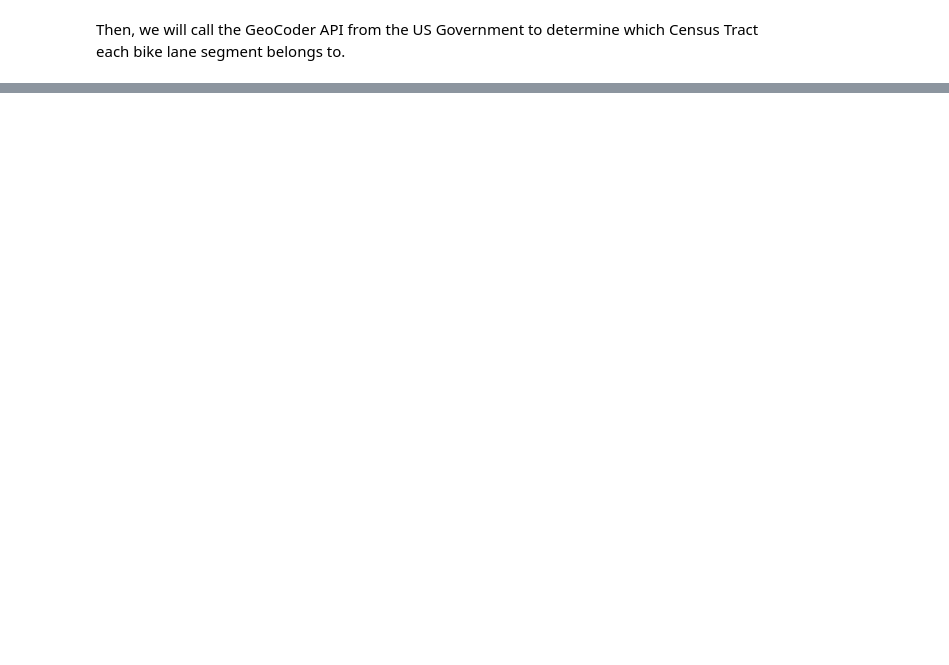
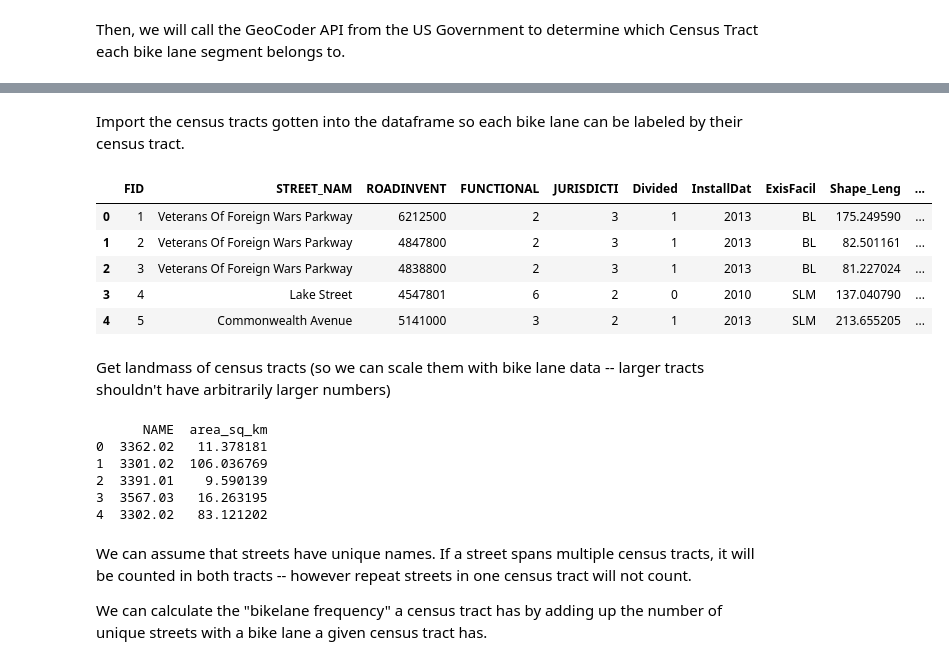
Before and after one commit to BU-CS210A-S23/ds-livable-streets-infra, a Jupyter notebook: sp24-team-c/deliverables/bikelane applied/mid-sem-report.ipynb, the cells around one changed output, grey strips where cells are left out. Drawn from its saved outputs; the diff is of its cells as text; code cells hidden in the pictures; blank space fills up the shorter version.

```diff
--- a/sp24-team-c/deliverables/bikelane applied/mid-sem-report.ipynb
+++ b/sp24-team-c/deliverables/bikelane applied/mid-sem-report.ipynb
@@ -12,6 +10,7 @@ Then, we will call the GeoCoder API from the US Government to determine which Ce
 # %%
 import requests
 
+df = df.dropna()
 def get_census_tract(lat, long):
     url = f'https://geocoding.geo.census.gov/geocoder/geographies/coordinates?x={lat}&y={long}&benchmark=Public_AR_Census2020&vintage=Census2020_Census2020&format=json'
     response = requests.get(url)
@@ -20,9 +19,20 @@ def get_census_tract(lat, long):
     census_tract = data['result']['geographies']['Census Tracts'][0]['BASENAME']
     return census_tract
 
-latitude = df.geometry.iloc[0].coords[0][0]
-longitude = df.geometry.iloc[0].coords[0][1]
+def process_row(row):
+    lat, long = row.geometry.coords[0][0], row.geometry.coords[0][1]
+    census_tract = get_census_tract(lat, long)
+    return census_tract
 
-census_tract = get_census_tract(latitude, longitude)
-print("Census Tract:", census_tract)
+# just so if it errors we don't lose all progress
+output_file = 'census_tracts.txt'
+
+with open(output_file, 'a') as f:
+    for idx, row in df.iterrows():
+        try:
+            census_tract = process_row(row)
+            f.write(f'{census_tract}\n')
+            print(f'row {idx + 1} done')
+        except Exception as e:
+            print(f'error in row {idx + 1}: {e}')
 # %% [output]
@@ -29,0 +56,41 @@ Census Tract: 1301.01
+# %% [markdown]
+Import the census tracts gotten into the dataframe so each bike lane can be labeled by their census tract.
+# %%
+import pandas as pd
+
+data = pd.read_csv('census_tracts.txt', header=None)
+df['census'] = data
+df.head()
+# %% [output]
+|  | FID | STREET_NAM | ROADINVENT | FUNCTIONAL | JURISDICTI | Divided | InstallDat | ExisFacil | Shape_Leng | ... |
+| 0 | 1 | Veterans Of Foreign Wars Parkway | 6212500 | 2 | 3 | 1 | 2013 | BL | 175.249590 | ... |
+| 1 | 2 | Veterans Of Foreign Wars Parkway | 4847800 | 2 | 3 | 1 | 2013 | BL | 82.501161 | ... |
+| 2 | 3 | Veterans Of Foreign Wars Parkway | 4838800 | 2 | 3 | 1 | 2013 | BL | 81.227024 | ... |
+| 3 | 4 | Lake Street | 4547801 | 6 | 2 | 0 | 2010 | SLM | 137.040790 | ... |
+| 4 | 5 | Commonwealth Avenue | 5141000 | 3 | 2 | 1 | 2013 | SLM | 213.655205 | ... |
+# %% [markdown]
+Get landmass of census tracts (so we can scale them with bike lane data -- larger tracts shouldn't have arbitrarily larger numbers)
+# %%
+path_to_shapefile = 'tract_areas.zip'
+
+gdf = gpd.read_file(path_to_shapefile)
+
+gdf = gdf.to_crs(epsg=2249)
+
+gdf['area_sq_m'] = gdf.geometry.area
+gdf['area_sq_km'] = gdf['area_sq_m'] / 10**6
+
+# Display the resulting GeoDataFrame
+gdf = gdf[['NAME', 'area_sq_km']]
+print(gdf.head())
+# %% [output]
+      NAME  area_sq_km
+0  3362.02   11.378181
+1  3301.02  106.036769
+2  3391.01    9.590139
+3  3567.03   16.263195
+4  3302.02   83.121202
+# %% [markdown]
+We can assume that streets have unique names. If a street spans multiple census tracts, it will be counted in both tracts -- however repeat streets in one census tract will not count.
+
+We can calculate the "bikelane frequency" a census tract has by adding up the number of unique streets with a bike lane a given census tract has.
```
Also changed, not shown: parts of 11 cells of this notebook, 3 other files.
